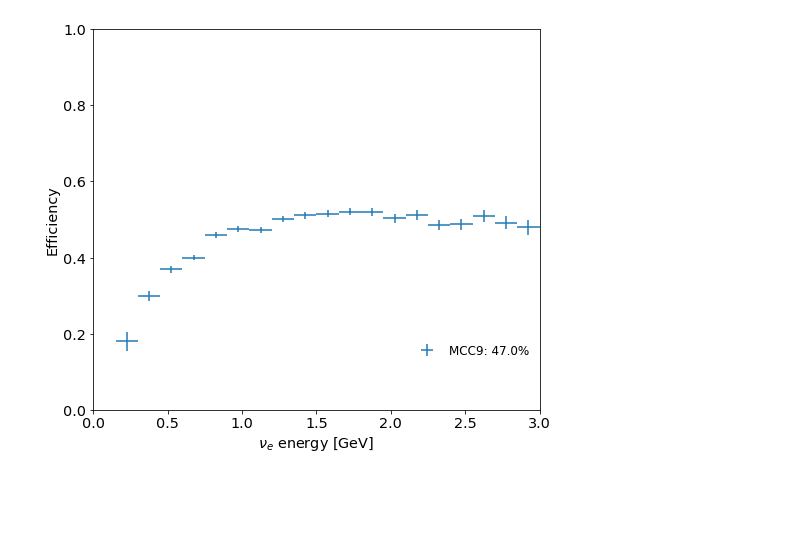
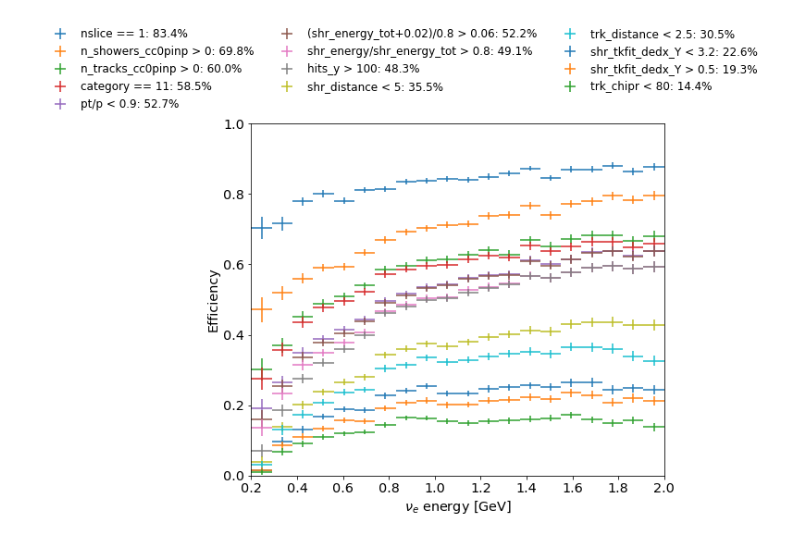
Before and after one commit to ubneutrinos/PELEE, a Jupyter notebook: Efficiency.ipynb, the cells around one changed output. Cells and saved outputs as stored; diff of their text form; code cells hidden in the pictures; blank space fills up the shorter version.

```diff
--- a/Efficiency.ipynb
+++ b/Efficiency.ipynb
@@ -13,12 +13,19 @@ pylab.rcParams.update(params)
 fold = "nuselection"
 tree = "NeutrinoSelectionFilter"
 
-nue = uproot.open("root_files/nue_new.root")[fold][tree]
+nue = uproot.open("root_files/new/nue.root")[fold][tree]
 variables = [
-    "proton_e", "isVtxInFiducial", "npion", "mc_pdg", "mc_vx", "mc_vy", "elec_e",
-    "mc_vz", "mc_endx", "mc_endy", "mc_endz", "selected", "shr_hits_tot", "trk_hits_tot", "nu_e", "category",
-    "slpdg"
+    "shr_dedx_Y", "shr_bkt_pdg", "p", "pt", "selected", "nu_pdg", "shr_theta",
+    "slpdg", "trkshr_score_v", "backtracked_pdg", "shr_theta_v",
+    "shr_pfp_id_v", "category", "shr_tkfit_dedx_Y", "trk_pfp_id", "shr_energy_tot",
+    "trk_energy_tot", "shr_hits_tot", "ccnc", "shr_dedx_y_v", "trk_chipr",
+    "trk_bkt_pdg", "hits_ratio", "n_tracks_cc0pinp", "nslice", "npion", "nproton", "nu_e",
+    "n_showers_cc0pinp", "shr_px", "shr_py", "shr_pz", "shr_distance", "trk_distance",
+    "tksh_distance", "hits_y", "mc_pdg", "mc_vx", "mc_vy", "mc_vz", "mc_endx", "mc_endy", "mc_endz",
+    "proton_e", "elec_e", "isVtxInFiducial", "npi0", "vtx_x", "nu_vtx_x", "vtx_y", "nu_vtx_y", "vtx_z", "nu_vtx_z",
+    "xsceoffset", "ysceoffset", "zsceoffset", "xtimeoffset", "shr_energy"
 ]
+
 nue = nue.pandas.df(variables, flatten=False)
 # %%
 def is_fidvol(x, y, z):
@@ -125,34 +133,62 @@ def efficiency_plot(ax,
+# %%
+true_selected = true_selection(nue)
+true_selected_dist = true_selection(nue, extra_cut="true_distance < 1")
 # %%
 fig, ax = plt.subplots(1, 1, figsize=(8, 7))
 
-# eff2 = efficiency_plot(
-#     ax,
-#     nue,
-#     true_selection,
-#     reco_selection_1,
-#     "nu_e",
-#     label=r"MCC9: 1 shower + 1 track",
-#     range=(0, 3),
-#     bins=20)
+cuts = [
+    "nslice == 1",
+    "n_showers_cc0pinp > 0",
+    "n_tracks_cc0pinp > 0",
+    "category == 11",
+    "pt/p < 0.9",
+    "(shr_energy_tot+0.02)/0.8 > 0.06",
+    "shr_energy/shr_energy_tot > 0.8",
+    "hits_y > 100",
+    "shr_distance < 5",
+    "trk_distance < 2.5",
+    "shr_tkfit_dedx_Y < 3.2",
+    "shr_tkfit_dedx_Y > 0.5",
+    "trk_chipr < 80",
+]
 
+query = ""
 
-eff2 = efficiency_plot(
-    ax,
-    nue,
-    true_selection,
-    reco_selection_2,
-    "nu_e",
-    label=r"MCC9",
-    range=(0, 3),
-    bins=20)
+effs = []
+effs_dist = []
 
-leg = ax.legend(loc='bottom right', bbox_to_anchor=(1, 0.2), frameon=False)
+for cut in cuts:
+    if cut != cuts[0]:
+        query = query + "&"
+    query += cut
+
+    plot, value = efficiency_plot(
+        ax,
+        true_selected,
+        "nu_e",
+        query,
+        label=cut,
+        range=(0.2, 2),
+        bins=20)
+
+#     plot_dist, value_dist = efficiency_plot(
+#         ax,
+#         true_selected_dist,
+#         "nu_e",
+#         query,
+#         label=cut,
+#         range=(0, 2),
+#         bins=20)
+
+    effs.append(value)
+    effs_dist.append(value_dist)
+    leg = ax.legend(loc='bottom right', bbox_to_anchor=(1.25, 1.3), ncol=3, frameon=False)
 
 ax.set_ylim(0, 1)
-ax.set_xlim(0, 3)
+ax.set_xlim(0.2, 2)
 ax.set_ylabel("Efficiency")
 ax.set_xlabel(r"$\nu_e$ energy [GeV]")
 
 fig.savefig("plots/eff.pdf", transparent=True)
 # %% [output]
-[figure, old version]
+[figure, new version]
```
Also changed, not shown: parts of 2 cells of this notebook, 6 other files.
